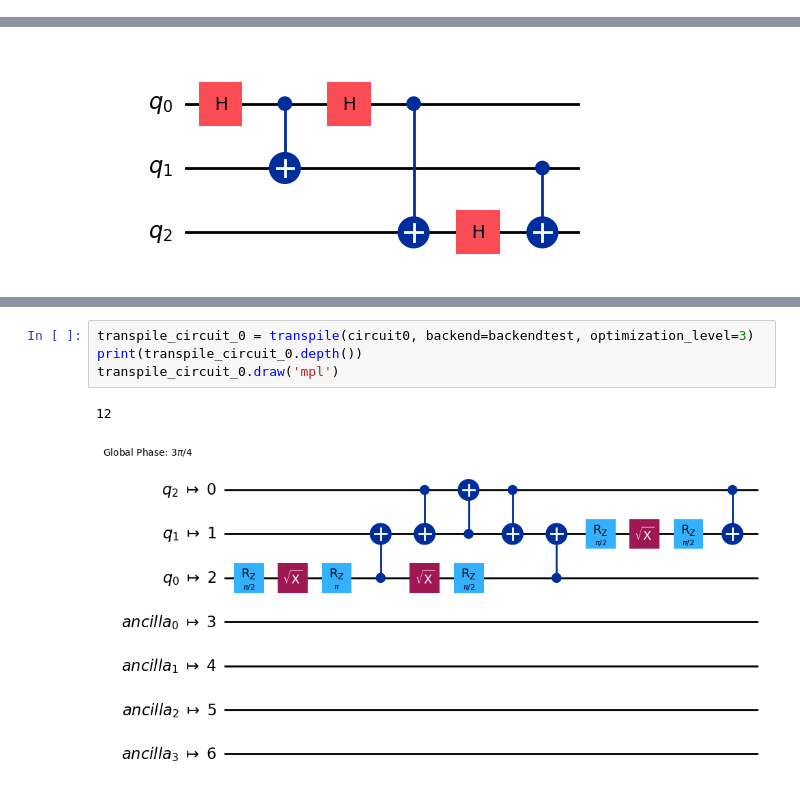
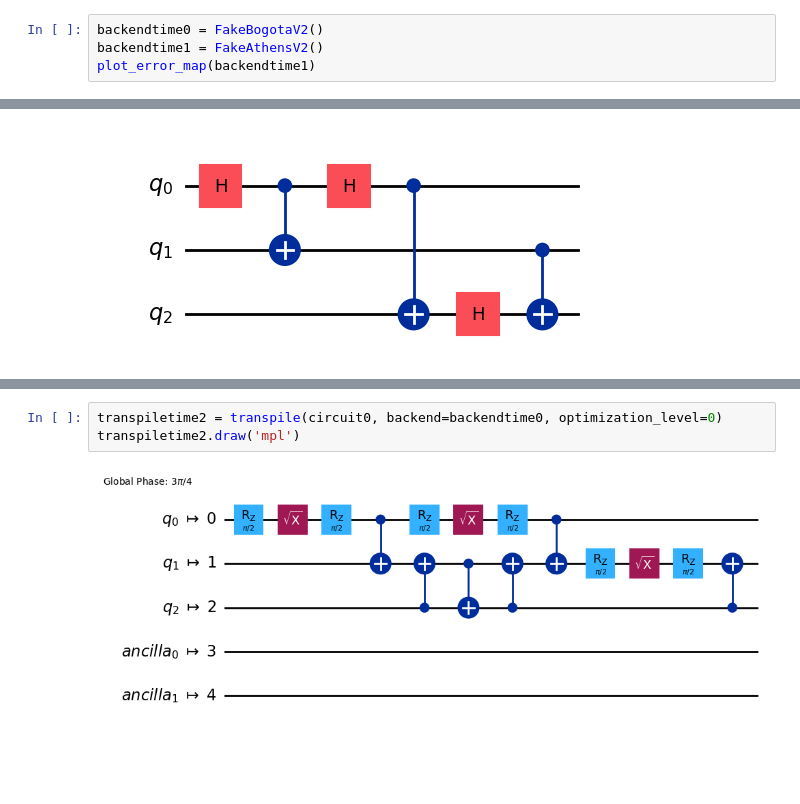
Before and after one commit to MagePro310/Quantum_Simulation_Scheduling_ver1, a Jupyter notebook: test_transpile.ipynb, the cells around one changed output, grey strips where cells are left out. Drawn from its saved outputs; the diff is of its cells as text; blank space fills up the shorter version.

```diff
--- a/test_transpile.ipynb
+++ b/test_transpile.ipynb
@@ -32,3 +32,7 @@ from qiskit.visualization import plot_error_map
 from component.c_circuit_work.knitting.width_k import *
 from qiskit.transpiler import *
 from qiskit.visualization import plot_circuit_layout
+# %%
+backendtime0 = FakeBogotaV2()
+backendtime1 = FakeAthensV2()
+plot_error_map(backendtime1)
@@ -71,7 +529,5 @@ new_circuit.draw('mpl')
 # %%
-transpile_circuit_0 = transpile(circuit0, backend=backendtest, optimization_level=3)
-print(transpile_circuit_0.depth())
-transpile_circuit_0.draw('mpl')
+transpiletime2 = transpile(circuit0, backend=backendtime0, optimization_level=0)
+transpiletime2.draw('mpl')
 # %% [output]
-12
-[figure, old version]
+[figure, new version]
```
Also changed, not shown: parts of 27 cells of this notebook, 20 other files.
